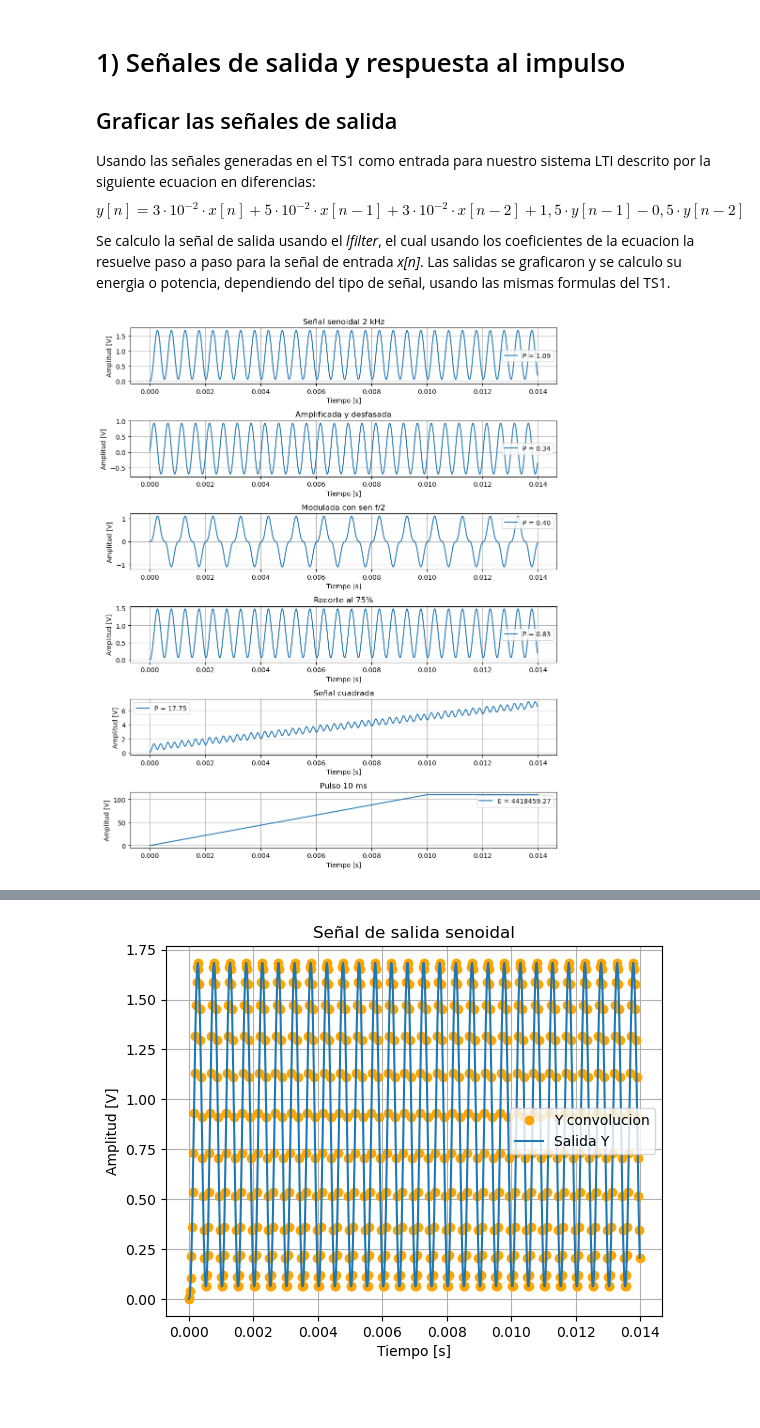
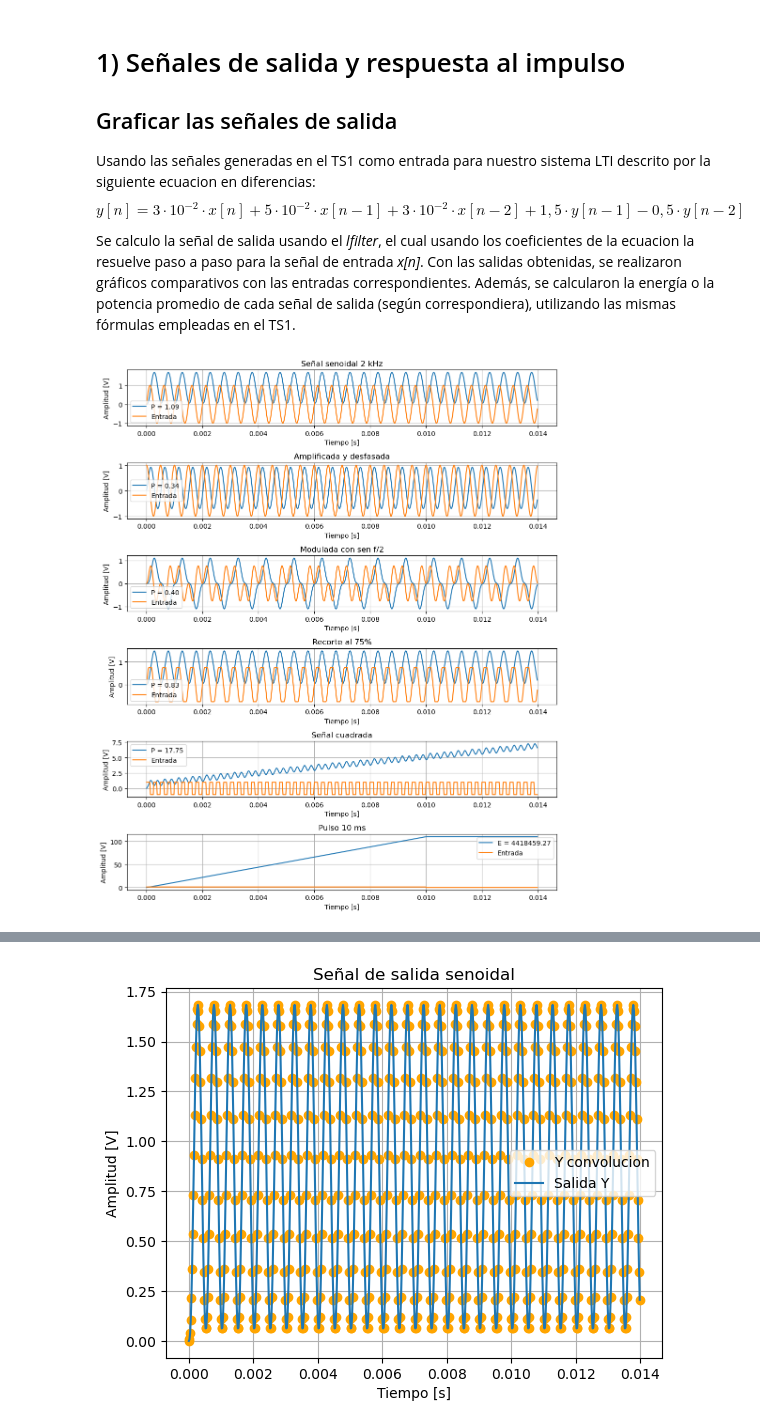
Before and after one commit to mile-ws/pdstestbench, a Jupyter notebook: TS2_MWS.ipynb, the cells around one changed output, grey strips where cells are left out. Cells and saved outputs as stored; diff of their text form; code cells hidden in the pictures; blank space fills up the shorter version.

```diff
--- a/TS2_MWS.ipynb
+++ b/TS2_MWS.ipynb
@@ -21,7 +21,7 @@ A continuacion analizaremos con detalle la diferencia las diferentes formas de c
 
 Usando las señales generadas en el TS1 como entrada para nuestro sistema LTI descrito por la siguiente ecuacion en diferencias:
 $$y[n]=3\cdot 10^{-2}\cdot x[n]+5\cdot 10^{-2}\cdot x[n-1]+3\cdot 10^{-2}\cdot x[n-2]+1,5\cdot y[n-1]-0,5\cdot y[n-2]$$
-Se calculo la señal de salida usando el *lfilter*, el cual usando los coeficientes de la ecuacion la resuelve paso a paso para la señal de entrada *x[n]*. Las salidas se graficaron y se calculo su energia o potencia, dependiendo del tipo de señal, usando las mismas formulas del TS1.
+Se calculo la señal de salida usando el *lfilter*, el cual usando los coeficientes de la ecuacion la resuelve paso a paso para la señal de entrada *x[n]*. Con las salidas obtenidas, se realizaron gráficos comparativos con las entradas correspondientes. Además, se calcularon la energía o la potencia promedio de cada señal de salida (según correspondiera), utilizando las mismas fórmulas empleadas en el TS1.
 # %%
 
 import matplotlib.pyplot as plt
@@ -86,6 +86,7 @@ fig, axs = plt.subplots(6, 1, figsize=(10, 12))  # 6 filas, 1 columna
 
 # Señal senoidal
 axs[0].plot(t, salidas[0], label = f"P = {np.mean(salidas[0]**2):.2f}")
+axs[0].plot(t, x_senoidal, label = "Entrada")
 axs[0].set_title("Señal senoidal 2 kHz")
 axs[0].set_xlabel("Tiempo [s]")
 axs[0].set_ylabel("Amplitud [V]")
@@ -94,6 +95,7 @@ axs[0].grid(True)
 
 # Amplificada y desfasada
 axs[1].plot(t, salidas[1], label = f"P = {np.mean(salidas[1]**2):.2f}")
+axs[1].plot(t, x_desfazada, label = "Entrada")
 axs[1].set_title("Amplificada y desfasada")
 axs[1].set_xlabel("Tiempo [s]")
 axs[1].set_ylabel("Amplitud [V]")
@@ -102,6 +104,7 @@ axs[1].grid(True)
 
 # Modulacion en amplitud
 axs[2].plot(t, salidas[2], label = f"P = {np.mean(salidas[2]**2):.2f}")
+axs[2].plot(t, x_modulada, label = "Entrada")
 axs[2].set_title("Modulada con sen f/2")
 axs[2].set_xlabel("Tiempo [s]")
 axs[2].set_ylabel("Amplitud [V]")
@@ -109,32 +112,35 @@ axs[2].legend()
 axs[2].grid(True)
 
 # Señal recortada
 axs[3].plot(t, salidas[3], label = f"P = {np.mean(salidas[3]**2):.2f}")
+axs[3].plot(t, x_recortada, label = "Entrada")
 axs[3].set_title("Recorte al 75%")
 axs[3].set_xlabel("Tiempo [s]")
 axs[3].set_ylabel("Amplitud [V]")
 axs[3].legend()
 axs[3].grid(True)
 
 # Señal cuadrada
 axs[4].plot(t, salidas[4], label = f"P = {np.mean(salidas[4]**2):.2f}")
+axs[4].plot(t, x_cuadrada, label = "Entrada")
 axs[4].set_title("Señal cuadrada")
 axs[4].set_xlabel("Tiempo [s]")
 axs[4].set_ylabel("Amplitud [V]")
 axs[4].legend()
 axs[4].grid(True)
 
 # Pulso rectangular
 axs[5].plot(t, salidas[5], label = f"E = {np.sum(salidas[5]**2):.2f}")
+axs[5].plot(t, x_pulsos, label = "Entrada")
 axs[5].set_title("Pulso 10 ms")
 axs[5].set_xlabel("Tiempo [s]")
 axs[5].set_ylabel("Amplitud [V]")
 axs[5].legend()
 axs[5].grid(True)
 
 # Ajustar todo
 plt.tight_layout()
 plt.show()
 # %% [output]
-[figure, old version]
+[figure, new version]
 # %% [markdown]
```
Also changed, not shown: parts of 11 cells of this notebook, 2 other files.
